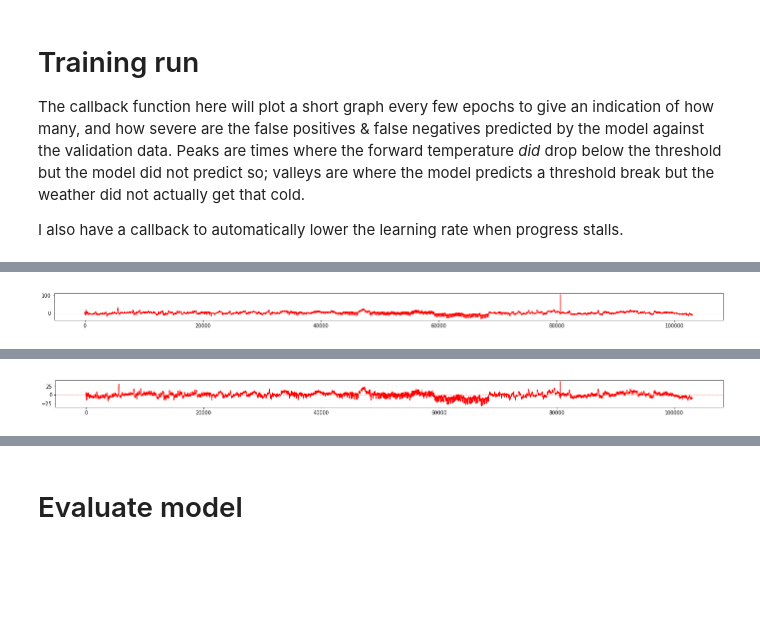
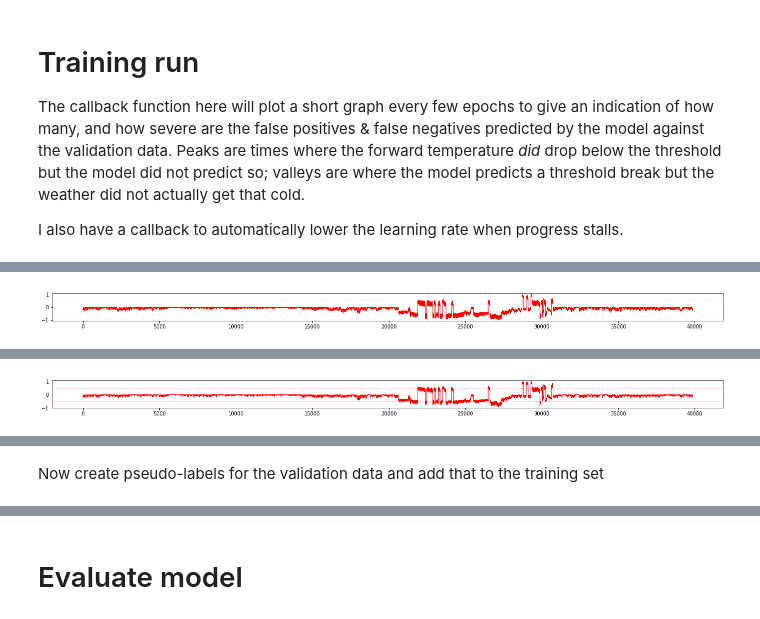
Before and after one commit to CienegaOrchards/Learning, a Jupyter notebook: Weather supplemental data.ipynb, the cells around one changed output, grey strips where cells are left out. Saved outputs shown, nothing was run; the diff lists cells and outputs as text; code cells hidden in the pictures; blank space fills up the shorter version.

```diff
--- a/Weather supplemental data.ipynb
+++ b/Weather supplemental data.ipynb
@@ -20,9 +22,9 @@ model_path = path + 'models/'
 - `seq_length` is the number of time samples spread through the previous week to feed into the model for prediction.  32 might be overkill but gives a lot of data for the model to spot patterns on.
 - `fp_fn_ratio` is the relative cost of a false negative over a false postive.  That is, if set to `10`, then *not* turning on the sprinklers when there is a frost is considered to be 10x as bad as turning on the sprinklers when there is no frost.
 # %%
-batch_size=8
-seq_length=144
-fp_fn_ratio=3
+batch_size=4
+seq_length=32
+fp_fn_ratio=10
 # %% [markdown]
 # Historic Data
 # %% [markdown]
@@ -51,7 +53,7 @@ data = data[data.TemperatureF > 0] # Remove bad temp
 data = data[data.PressureIn   > 0] # Remove bad pressure
 data = data[data.HourlyPrecipIn >= 0] # Remove bad rainfall
 
-data = data.resample('5Min').nearest()
+data = data.resample('15Min').nearest()
 
 data = data.assign(forward_min = data.rolling('24h', closed='both').TemperatureF.min().shift(-1,'24h').asof(data.index))
 
@@ -111,7 +113,7 @@ categorical_x = categorical_cols.as_matrix()
 # https://books.google.com/books?id=2cxHAQAAMAAJ&lpg=PA146&ots=vqGgxQr1Q_&dq=freezing%20walnut%20blossoms&pg=PA146#v=onepage&q=freezing%20walnut%20blossoms&f=false
 # ^ suggests that 31 is probably a good threshold to worry about, so we'll try and predict if we're going to fall below that.
 
-all_y = data.forward_min.as_matrix().reshape(-1,1)
+all_y = (data.forward_min<31).as_matrix().reshape(-1,1)
 
-continuous_x.shape, categorical_x.shape, all_y.shape, all_y.mean(), all_y.std()
+continuous_x.shape, categorical_x.shape, all_y.shape, all_y.mean()*100
 # %% [output]
@@ -177,10 +182,9 @@ We're going to loop through the categoricals and assign an embedding to each, th
 continuous_inputs=Input(shape=(seq_length,continuous_x.shape[1],), name='Continuous_inputs')
 inputs=[continuous_inputs]
 
-normalized=BatchNormalization()(continuous_inputs)
-model=normalized
+model=continuous_inputs
 
-embedding_layers=[normalized]
+embedding_layers=[continuous_inputs]
 
 for i in range(categorical_x.shape[1]):
     num_values = len(np.unique(categorical_x[:,i]))
@@ -194,25 +198,23 @@ for i in range(categorical_x.shape[1]):
     embedding_layers.append(reshape)
 
 model=Concatenate(name='Merge_inputs')(embedding_layers)
-
-model=Dropout(0.75)(model)
-model=Conv1D(filters=seq_length,kernel_size=3,padding='causal')(model)
-model=keras.layers.advanced_activations.PReLU()(model)
 model=BatchNormalization()(model)
 
-model=Conv1D(filters=seq_length//2,kernel_size=3,padding='causal')(model)
+model=Dropout(0.9)(model)
+model=Conv1D(filters=128, kernel_size=3, dilation_rate=1, padding='causal')(model)
 model=keras.layers.advanced_activations.PReLU()(model)
+
+model=Conv1D(filters=64, kernel_size=3, dilation_rate=2, padding='causal')(model)
+model=keras.layers.advanced_activations.PReLU()(model)
+
 model=BatchNormalization()(model)
 
-model=Conv1D(filters=seq_length//4,kernel_size=3,padding='causal')(model)
-model=keras.layers.advanced_activations.PReLU()(model)
-model=BatchNormalization()(model)
+model=Dropout(0.5)(model)
 
-model=Dropout(0.75)(model)
-model=Dense(1, activation='linear', name='Output')(model)
+model=TimeDistributed(Dense(1, activation='sigmoid'), name='Output')(model)
 
 model=Model(inputs=inputs,outputs=model)
-model.compile(Nadam(), 'mae', sample_weight_mode='temporal')
+model.compile(Nadam(), 'binary_crossentropy', sample_weight_mode='temporal')
 model.summary()
 # %% [output]
 __________________________________________________________________________________________________
@@ -243,7 +245,7 @@ class GraphCallback(keras.callbacks.Callback):
     def on_epoch_end(self, epoch, logs={}):
         if epoch%10==9:
             plt.figure(figsize=(24,1))
-            plt.plot((val_cat_out-model.predict(val_inputs, batch_size=batch_size)).reshape(-1,1), 'r', lw=1)
+            plt.plot((val_cat_out-model.predict(val_inputs)).reshape(-1,1), 'r', lw=1)
             plt.axhline(0.5, color='r', ls='dashed', lw=0.5, alpha=0.5)
             plt.axhline(-0.5, color='r', ls='dashed', lw=0.5, alpha=0.5)
             plt.show()
@@ -279 +281 @@ Epoch 10/20
-[figure, old version]
+[figure, new version]
@@ -297 +302 @@ Epoch 20/20
-[figure, old version]
+[figure, new version]
@@ -298,0 +303,2 @@ Epoch 20/20
+# %% [markdown]
+Now create pseudo-labels for the validation data and add that to the training set
```
Also changed, not shown: parts of 15 cells of this notebook.
